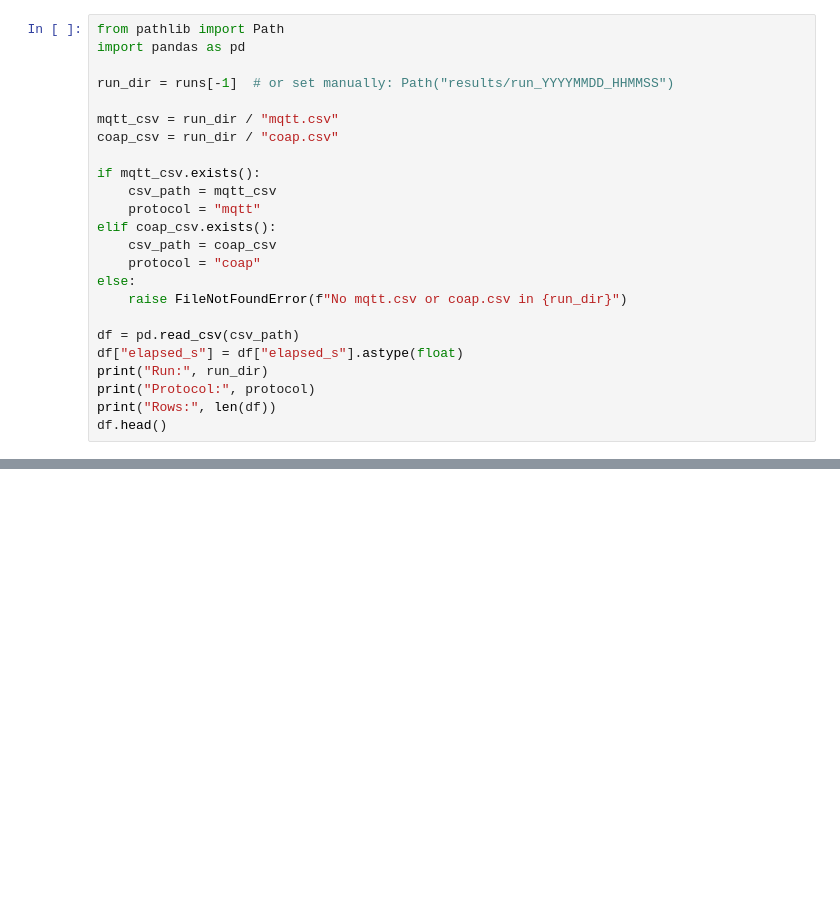
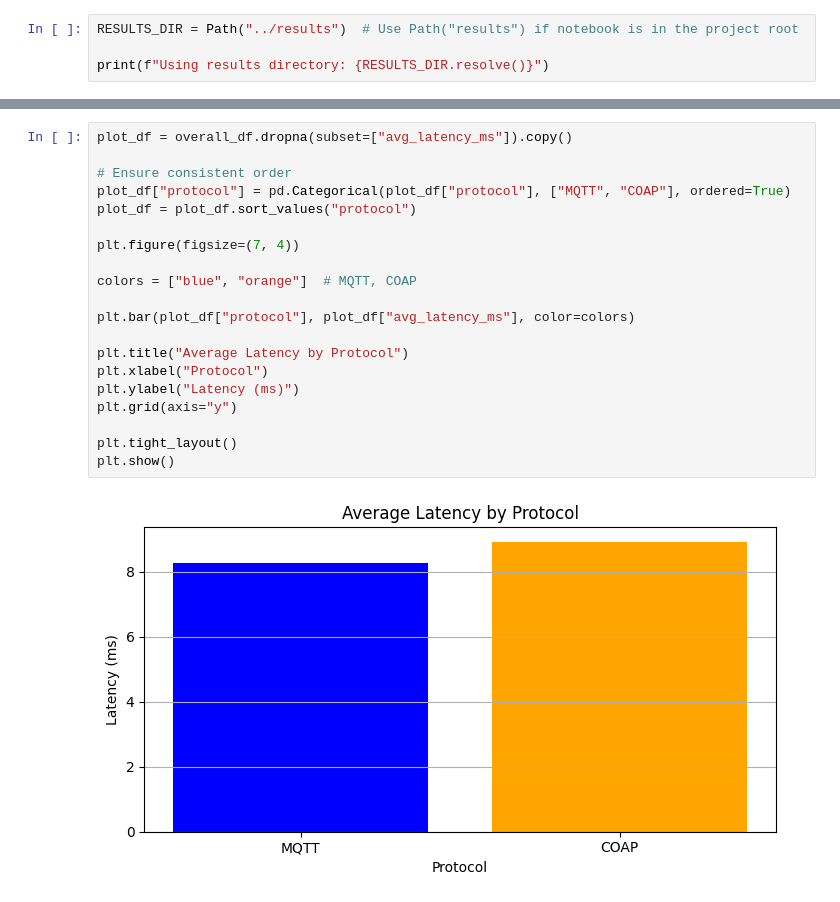
Before and after one commit to vlotran/CMPE148-IoT-Project, a Jupyter notebook: notebooks/analyze_results.ipynb, the cells around one changed output, grey strips where cells are left out. Cells and saved outputs as stored; diff of their text form; blank space fills up the shorter version.

```diff
--- a/notebooks/analyze_results.ipynb
+++ b/notebooks/analyze_results.ipynb
@@ -19,25 +17,5 @@ runs[-5:]
 # %%
-from pathlib import Path
-import pandas as pd
+RESULTS_DIR = Path("../results")  # Use Path("results") if notebook is in the project root
 
-run_dir = runs[-1]  # or set manually: Path("results/run_YYYYMMDD_HHMMSS")
-
-mqtt_csv = run_dir / "mqtt.csv"
-coap_csv = run_dir / "coap.csv"
-
-if mqtt_csv.exists():
-    csv_path = mqtt_csv
-    protocol = "mqtt"
-elif coap_csv.exists():
-    csv_path = coap_csv
-    protocol = "coap"
-else:
-    raise FileNotFoundError(f"No mqtt.csv or coap.csv in {run_dir}")
-
-df = pd.read_csv(csv_path)
-df["elapsed_s"] = df["elapsed_s"].astype(float)
-print("Run:", run_dir)
-print("Protocol:", protocol)
-print("Rows:", len(df))
-df.head()
+print(f"Using results directory: {RESULTS_DIR.resolve()}")
 # %% [output]
@@ -277,0 +342,22 @@ CoAP bytes/msg: 252.45
+# %%
+plot_df = overall_df.dropna(subset=["avg_latency_ms"]).copy()
+
+# Ensure consistent order
+plot_df["protocol"] = pd.Categorical(plot_df["protocol"], ["MQTT", "COAP"], ordered=True)
+plot_df = plot_df.sort_values("protocol")
+
+plt.figure(figsize=(7, 4))
+
+colors = ["blue", "orange"]  # MQTT, COAP
+
+plt.bar(plot_df["protocol"], plot_df["avg_latency_ms"], color=colors)
+
+plt.title("Average Latency by Protocol")
+plt.xlabel("Protocol")
+plt.ylabel("Latency (ms)")
+plt.grid(axis="y")
+
+plt.tight_layout()
+plt.show()
+# %% [output]
+[figure, added]
```
Also changed, not shown: parts of 36 cells of this notebook.
